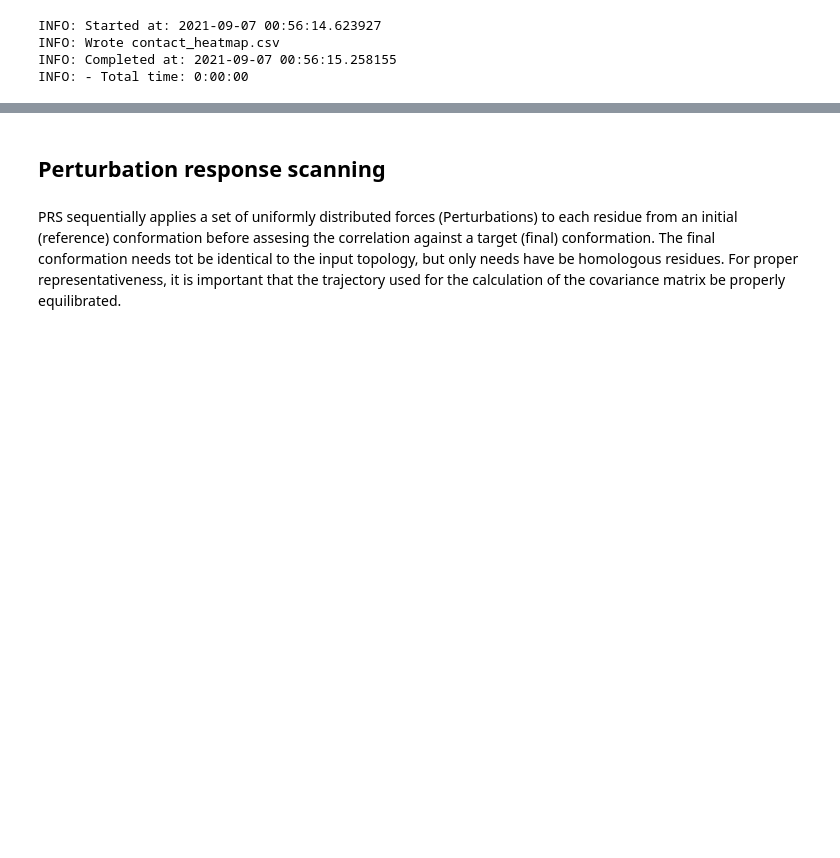
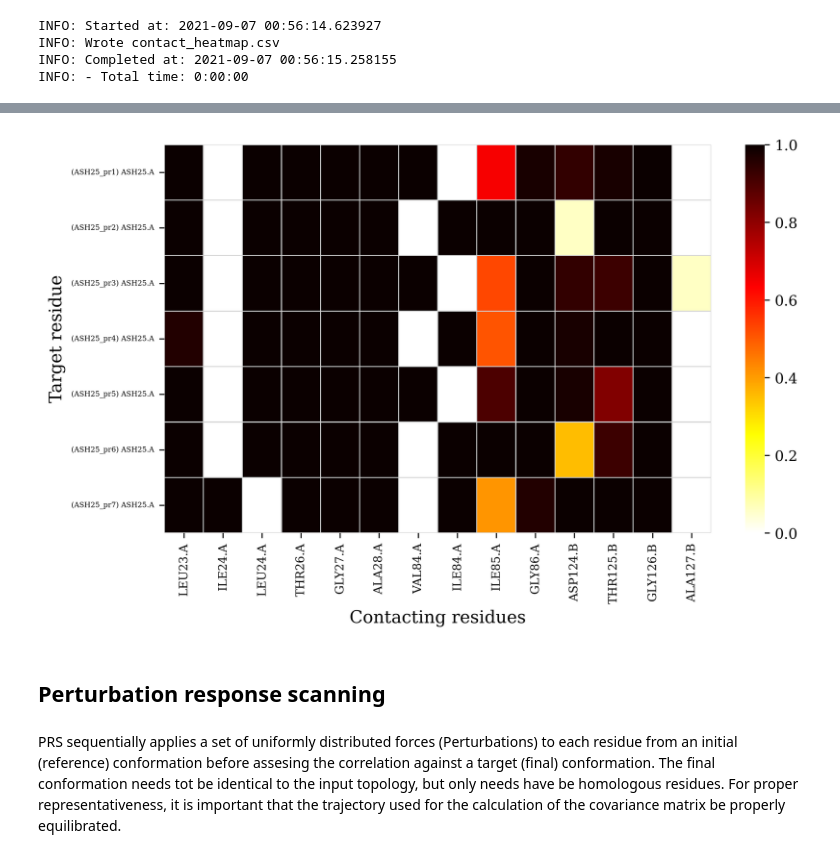
Before and after one commit to RUBi-ZA/MD-TASK, a Jupyter notebook: example/mdmtaskweb_tutorial.ipynb, the cells around one changed output, grey strips where cells are left out. Cells and saved outputs as stored; diff of their text form; code cells hidden in the pictures; blank space fills up the shorter version.

```diff
--- a/example/mdmtaskweb_tutorial.ipynb
+++ b/example/mdmtaskweb_tutorial.ipynb
@@ -142,3 +143,7 @@ INFO: - Total time: 0:00:00
+# %%
+Image("contact_heatmap.png")
+# %% [output]
+[figure, added]
 # %% [markdown]
 ## Perturbation response scanning
 # %% [markdown]
```
Also changed, not shown: parts of 29 cells of this notebook.
